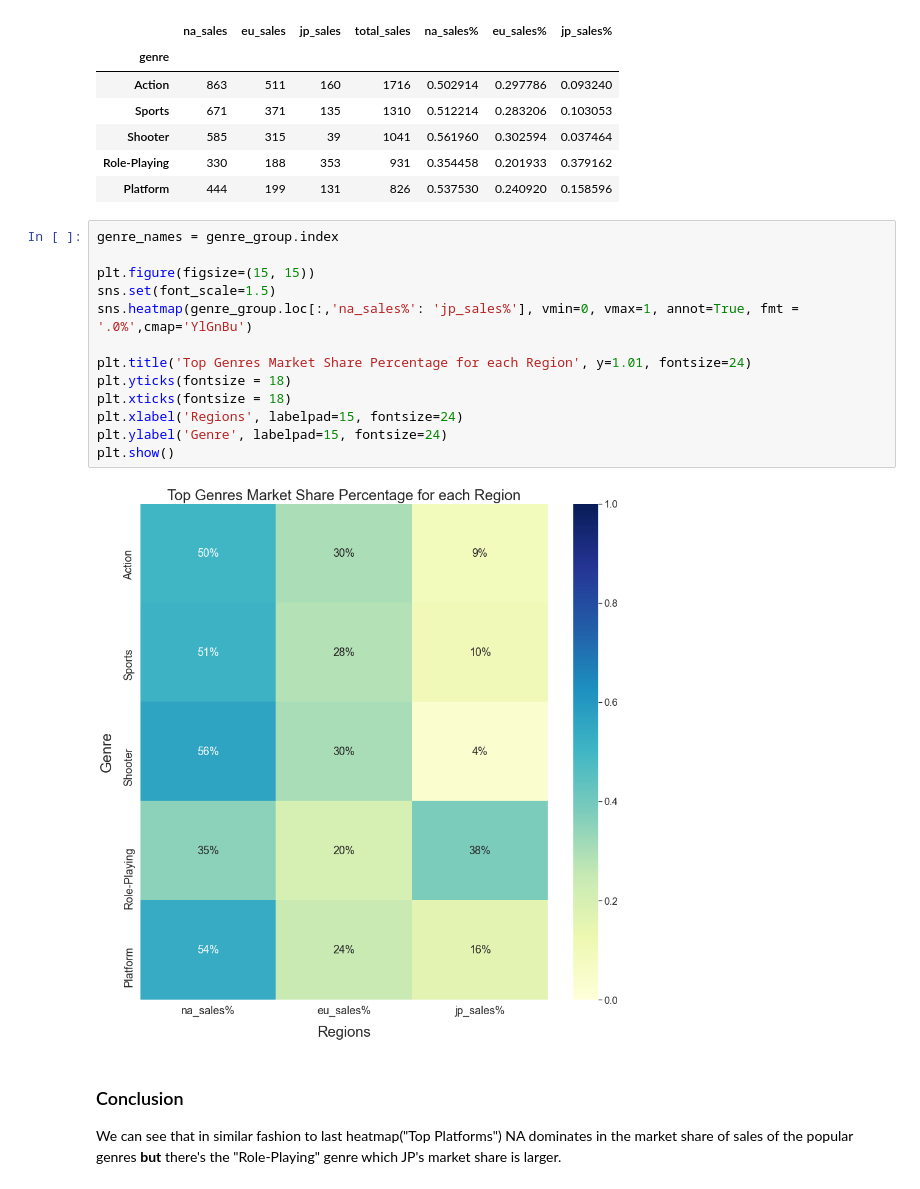
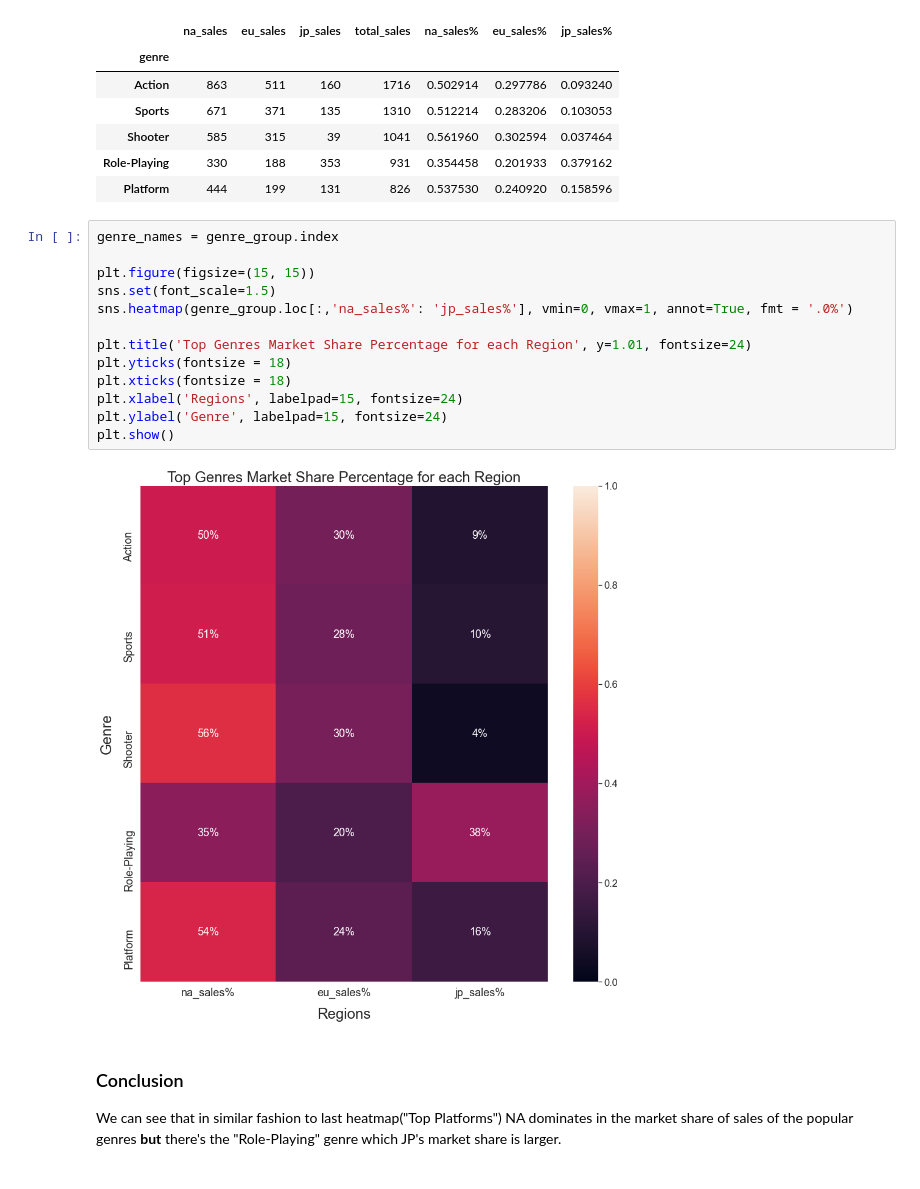
Before and after one commit to bar-benjamin/video-game-sales, a Jupyter notebook: video_game_sales.ipynb, the cells around one changed output. Cells and saved outputs as stored; diff of their text form.

```diff
--- a/video_game_sales.ipynb
+++ b/video_game_sales.ipynb
@@ -515,18 +604,18 @@ genre_group
 # %%
 genre_names = genre_group.index
 
 plt.figure(figsize=(15, 15))
 sns.set(font_scale=1.5)
-sns.heatmap(genre_group.loc[:,'na_sales%': 'jp_sales%'], vmin=0, vmax=1, annot=True, fmt = '.0%',cmap='YlGnBu')
+sns.heatmap(genre_group.loc[:,'na_sales%': 'jp_sales%'], vmin=0, vmax=1, annot=True, fmt = '.0%')
 
 plt.title('Top Genres Market Share Percentage for each Region', y=1.01, fontsize=24)
 plt.yticks(fontsize = 18)
 plt.xticks(fontsize = 18)
 plt.xlabel('Regions', labelpad=15, fontsize=24)
 plt.ylabel('Genre', labelpad=15, fontsize=24)
 plt.show()
 # %% [output]
-[figure, old version]
+[figure, new version]
 # %% [markdown]
 ### Conclusion
 
```
Also changed, not shown: parts of 28 cells of this notebook.
